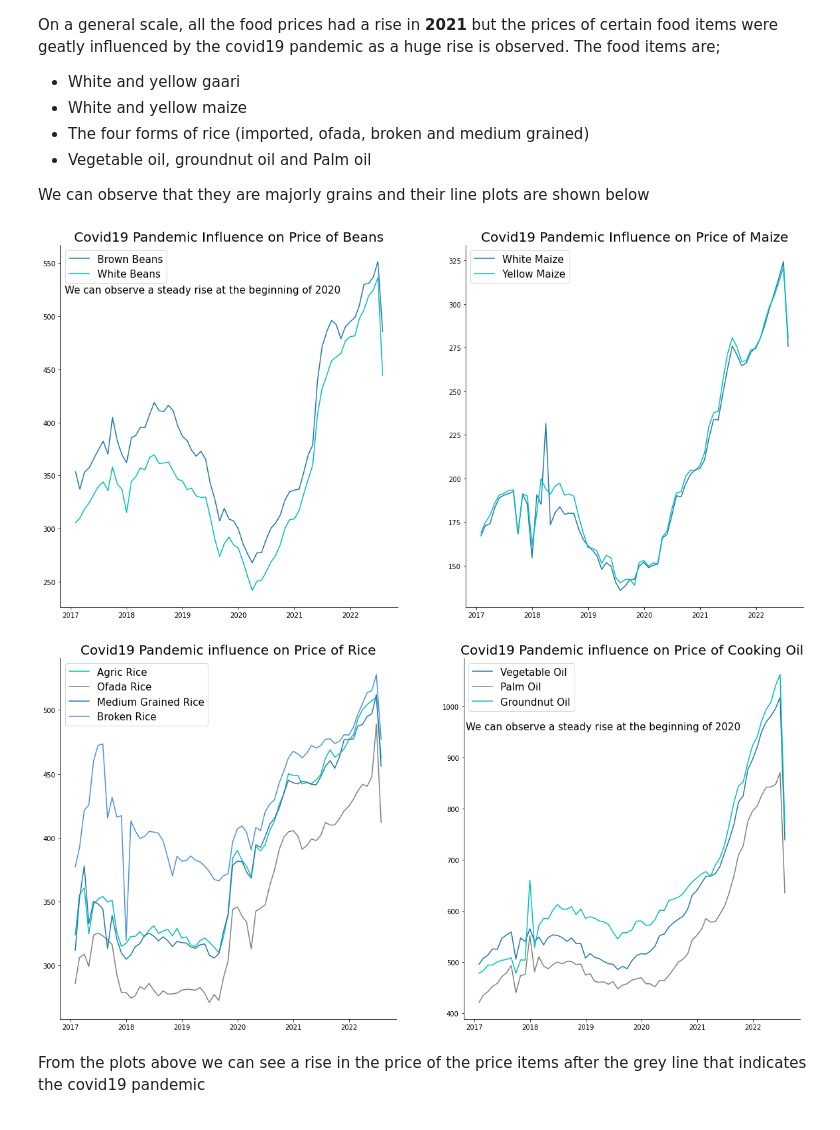
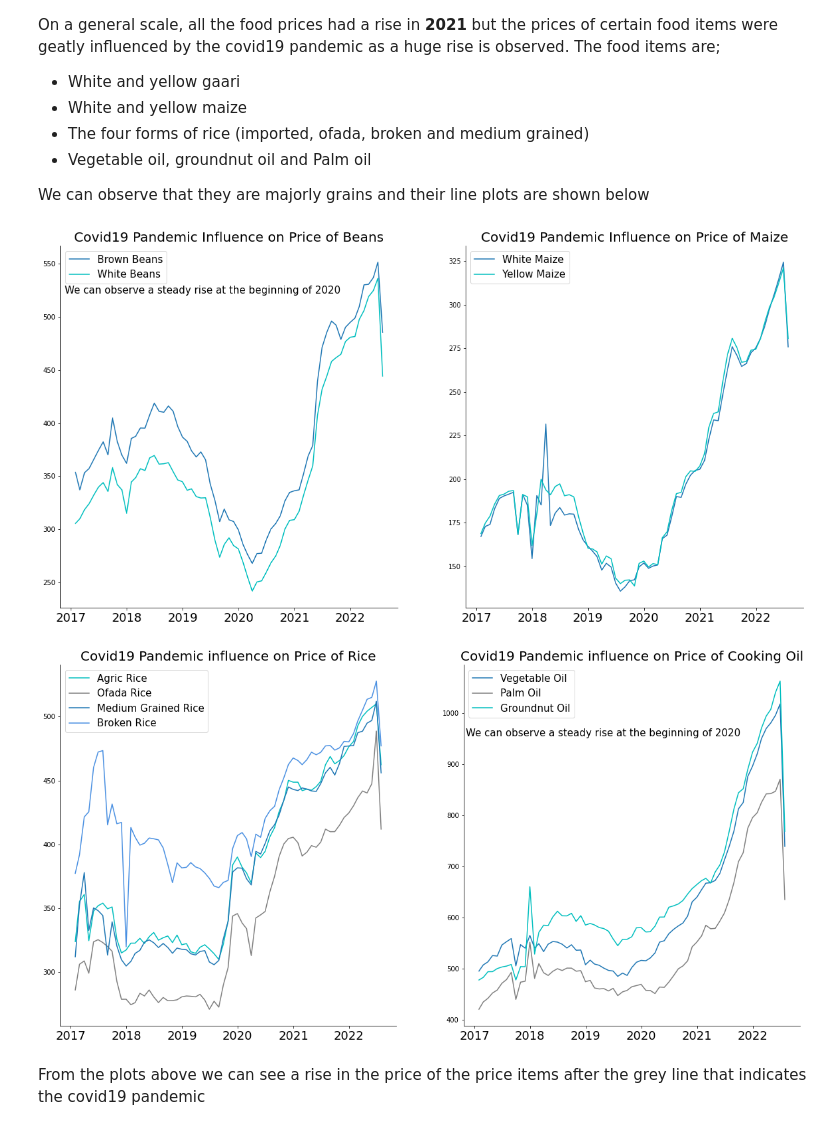
Before and after one commit to TheBlueZayn/Analysis-of-Nigerian-Food-Prices, a Jupyter notebook: prices.ipynb, the cells around one changed output. Saved outputs shown, nothing was run; the diff lists cells and outputs as text; code cells hidden in the pictures.

```diff
--- a/prices.ipynb
+++ b/prices.ipynb
@@ -408,6 +408,7 @@ for s in ['top', 'right']:
      ax1.spines[s].set_visible(False)
 ax1.set_title("Covid19 Pandemic Influence on Price of Beans", fontsize=20)
 ax1.legend(fontsize=15)
+ax1.xaxis.set_tick_params(labelsize = 18)
 fig.text(0.13, 0.78, "We can observe a steady rise at the beginning of 2020", fontsize=15)
 #fig.text(0.63, 0.75, "We can observe a steady rise at the beginning of 2020", fontsize=15)
 ax2.plot(df["Maize grain white"], label="White Maize")
@@ -417,35 +418,38 @@ ax2.plot(df["Maize grain yellow"], label="Yellow Maize", color="c")
 for s in ['top', 'right']:
      ax2.spines[s].set_visible(False)
 ax2.set_title("Covid19 Pandemic Influence on Price of Maize", fontsize=20)
+ax2.xaxis.set_tick_params(labelsize = 18)
 ax2.legend(fontsize=15);
 # %% [output]
-[figure, old version]
+[figure, new version]
 # %%
 fig, (ax1, ax2) = plt.subplots(1,2,figsize=(20,10))
 ax1.plot(df["Rice agric"], label="Agric Rice", color="c")
 ax1.plot(df["Rice local (ofada)"], label="Ofada Rice", color="grey")
 ax1.plot(df["Rice Medium Grained"], label="Medium Grained Rice")
 ax1.plot(df["Broken Rice (Ofada)"], label="Broken Rice", color="#4a90e2")
 # ax1.axvline("2019-11-30",color ='grey', lw = 0.5, alpha = 0.75)
 # ax1.text("2019-12-31", 260, "November 2019")
 for s in ['top', 'right']:
      ax1.spines[s].set_visible(False)
 ax1.set_title("Covid19 Pandemic influence on Price of Rice", fontsize=20)
 ax1.legend(fontsize=15)
+ax1.xaxis.set_tick_params(labelsize = 18)
 
 ax2.plot(df["Vegetable oil"], label="Vegetable Oil")
 ax2.plot(df["Palm oil"], label="Palm Oil", color="grey")
 ax2.plot(df["Groundnut oil"], label="Groundnut Oil", color="c")
 # ax2.axvline("2020-01-31",color ='grey', lw = 0.5, alpha = 0.75)
 # ax2.text("2020-02-28", 400, "January 2020")
 for s in ['top', 'right']:
      ax2.spines[s].set_visible(False)
 ax2.set_title("Covid19 Pandemic influence on Price of Cooking Oil", fontsize=20)
 ax2.legend(fontsize=15)
+ax2.xaxis.set_tick_params(labelsize = 18)
 fig.text(0.55, 0.73, "We can observe a steady rise at the beginning of 2020", fontsize=15)
 plt.savefig("covid", dpi=300, bbox_inches="tight");
 # %% [output]
-[figure, old version]
+[figure, new version]
 # %% [markdown]
 From the plots above we can see a rise in the price of the price items after the grey line that indicates the covid19 pandemic
 # %% [markdown]
```
Also changed, not shown: parts of 1 cell of this notebook, 2 other files.
